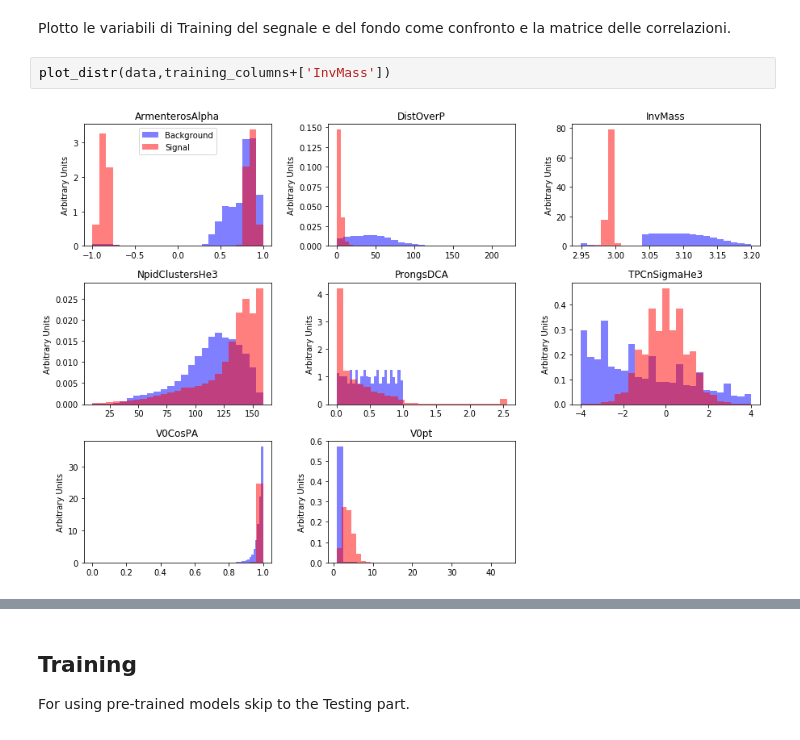
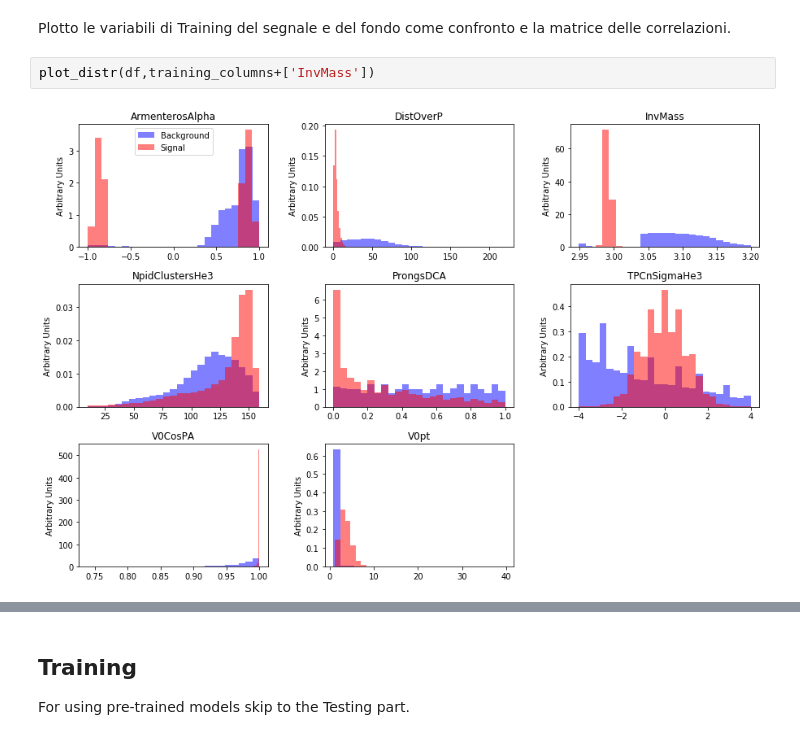
Before and after one commit to pfecchio/HypertritonML, a Jupyter notebook: Hypertriton2Body/Optimization/TrainingAndSignScan_1040.ipynb, the cells around one changed output, grey strips where cells are left out. Drawn from its saved outputs; the diff is of its cells as text.

```diff
--- a/Hypertriton2Body/Optimization/TrainingAndSignScan_1040.ipynb
+++ b/Hypertriton2Body/Optimization/TrainingAndSignScan_1040.ipynb
@@ -40,7 +42,7 @@ traindata,testdata,ytrain,ytest = train_test_split(df, df['y'], test_size=0.5)
 # %% [markdown]
 Plotto le variabili di Training del segnale e del fondo come confronto e la matrice delle correlazioni.
 # %%
-plot_distr(data,training_columns+['InvMass'])
+plot_distr(df,training_columns+['InvMass'])
 # %% [output]
-[figure, old version]
+[figure, new version]
 # %%
```
Also changed, not shown: parts of 10 cells of this notebook, 1 other file.
